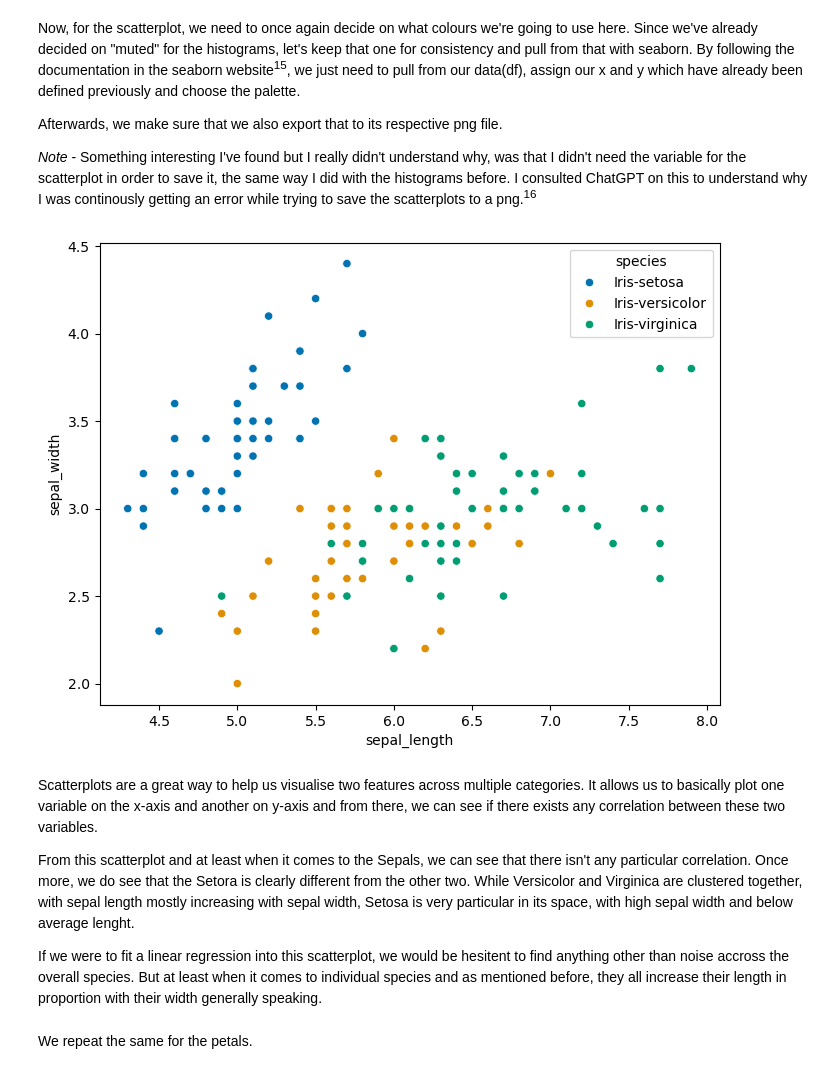
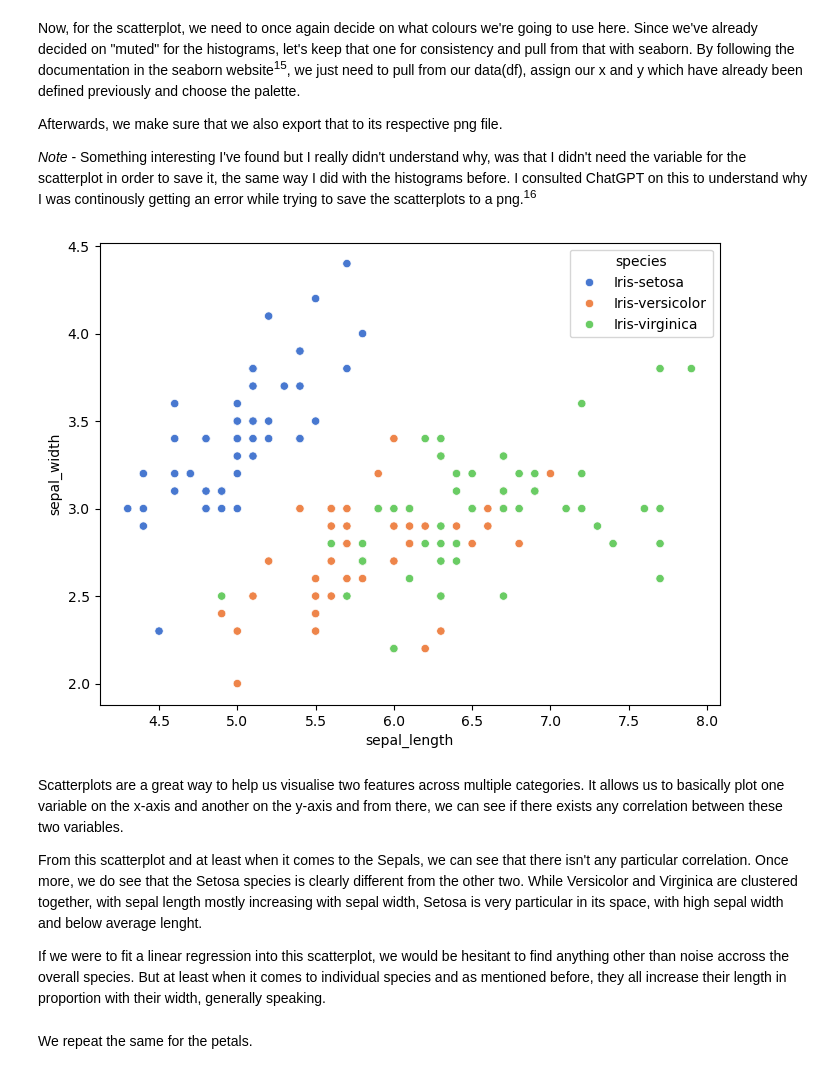
Before and after one commit to LoicBagnoud/pands-project, a Jupyter notebook: iris.ipynb, the cells around one changed output. Cells and saved outputs as stored; diff of their text form; code cells hidden in the pictures.

```diff
--- a/iris.ipynb
+++ b/iris.ipynb
@@ -252,19 +252,19 @@ _Note_ - Something interesting I've found but I really didn't understand why, wa
 # %%
 # We assign once more our dataframe and name our x and y values (which will be our columns), the hue and the palette we want.
 # I also found out about .figure which allows us to create  blank canvas so we can specify the height and width we want.
 plt.figure(figsize=(8, 6))
-sns.scatterplot(data=df, x="sepal_length", y="sepal_width", hue="species", palette="colorblind")
+sns.scatterplot(data=df, x="sepal_length", y="sepal_width", hue="species", palette="muted")
 # Save it with the savefig command.
 plt.savefig("sepal_scatterplot.png", bbox_inches='tight')
 plt.show()
 # %% [output]
-[figure, old version]
+[figure, new version]
 # %% [markdown]
-Scatterplots are a great way to help us visualise two features across multiple categories. It allows us to basically plot one variable on the x-axis and another on y-axis and from there, we can see if there exists any correlation between these two variables.
+Scatterplots are a great way to help us visualise two features across multiple categories. It allows us to basically plot one variable on the x-axis and another on the y-axis and from there, we can see if there exists any correlation between these two variables.
 >
-From this scatterplot and at least when it comes to the Sepals, we can see that there isn't any particular correlation. Once more, we do see that the Setora is clearly different from the other two. While Versicolor and Virginica are clustered together, with sepal length mostly increasing with sepal width, Setosa is very particular in its space, with high sepal width and below average lenght.
+From this scatterplot and at least when it comes to the Sepals, we can see that there isn't any particular correlation. Once more, we do see that the Setosa species is clearly different from the other two. While Versicolor and Virginica are clustered together, with sepal length mostly increasing with sepal width, Setosa is very particular in its space, with high sepal width and below average lenght.
 >
-If we were to fit a linear regression into this scatterplot, we would be hesitent to find anything other than noise accross the overall species. But at least when it comes to individual species and as mentioned before, they all increase their length in proportion with their width generally speaking.
+If we were to fit a linear regression into this scatterplot, we would be hesitant to find anything other than noise accross the overall species. But at least when it comes to individual species and as mentioned before, they all increase their length in proportion with their width, generally speaking.
 # %% [markdown]
 We repeat the same for the petals.
 # %%
```
Also changed, not shown: parts of 16 cells of this notebook, 1 other file.
